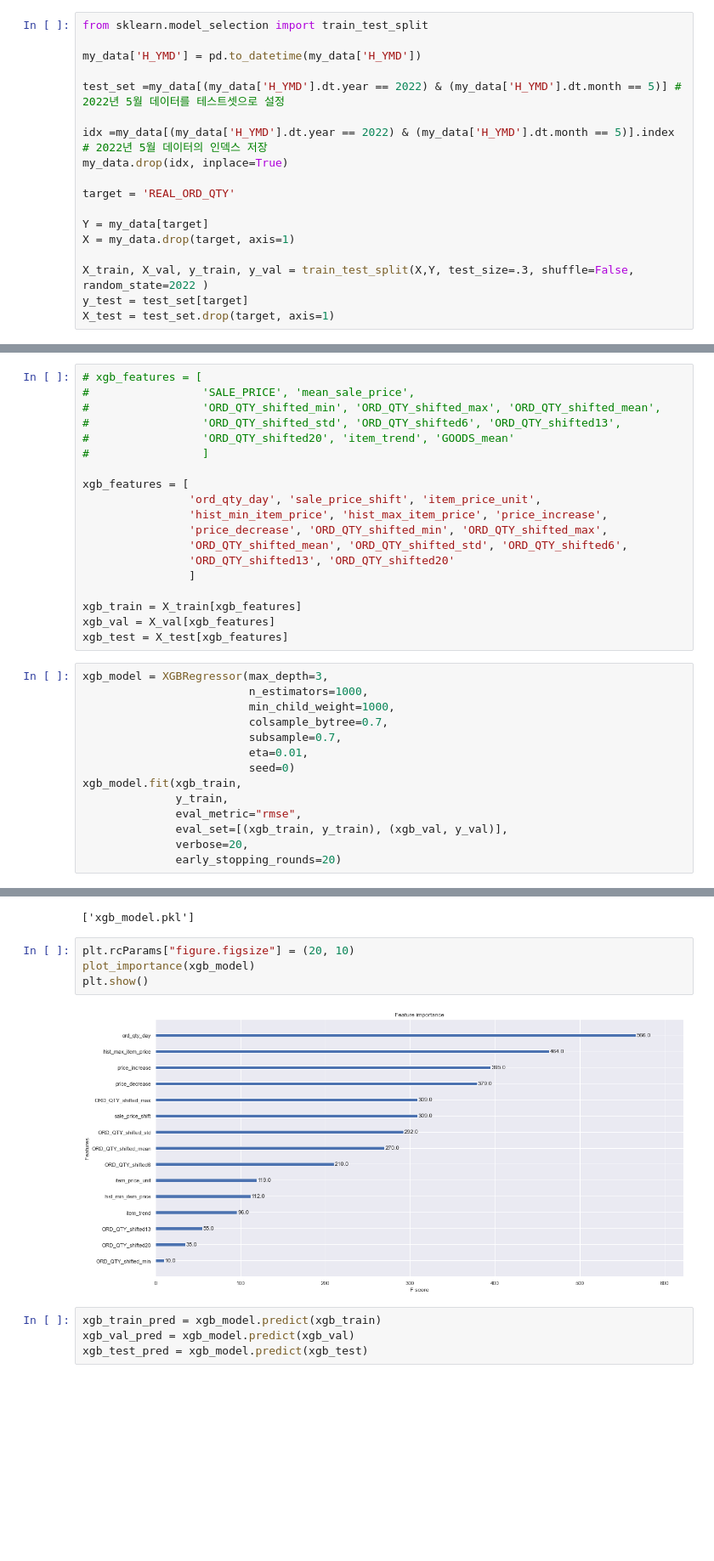
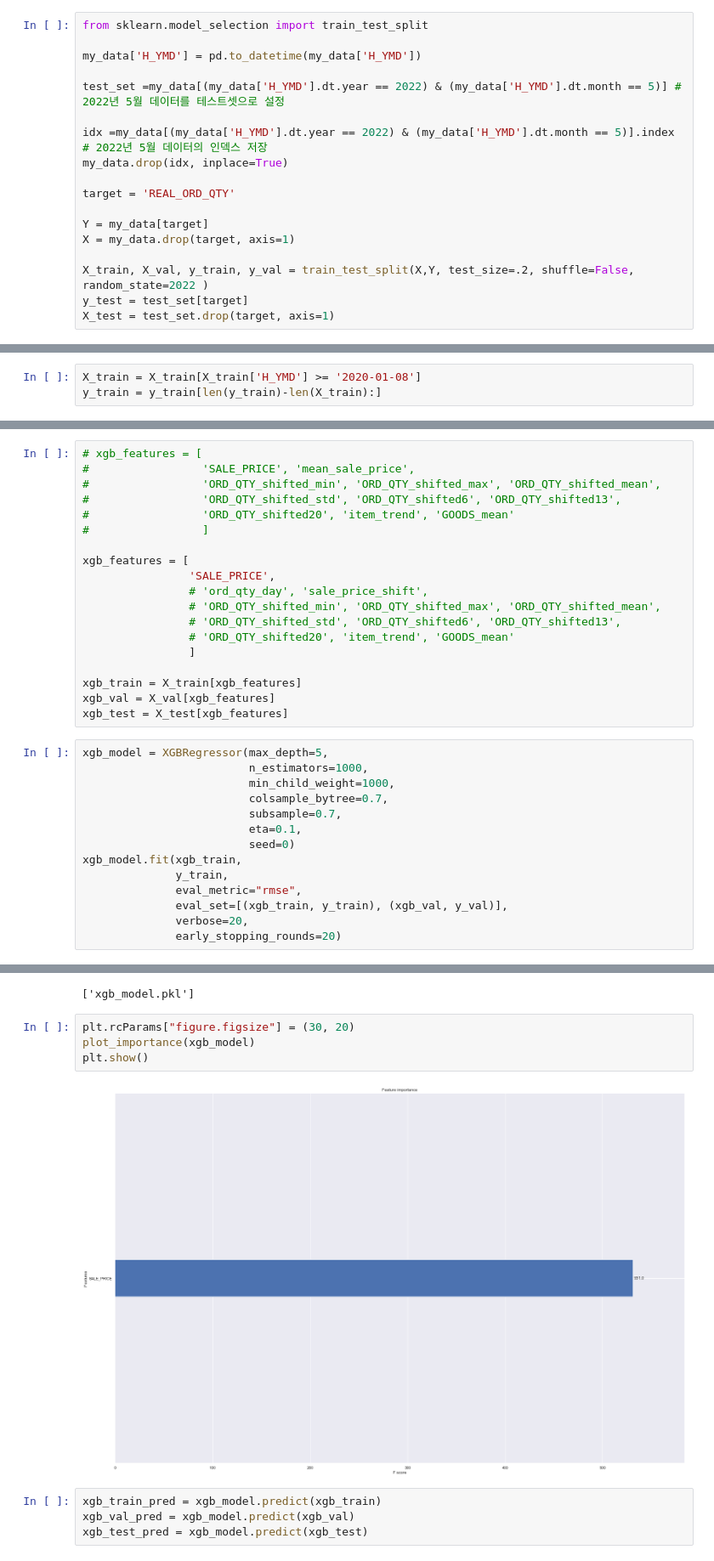
Before and after one commit to olsunghyun0416/Dongwon_Project, a Jupyter notebook: 더반찬_서비스구축/더반찬_캐글_파이프라인.ipynb, the cells around one changed output, grey strips where cells are left out. Shown: that part at 85% size. Saved outputs shown, nothing was run; the diff lists cells and outputs as text; blank space fills up the shorter version.

```diff
--- a/더반찬_서비스구축/더반찬_캐글_파이프라인.ipynb
+++ b/더반찬_서비스구축/더반찬_캐글_파이프라인.ipynb
@@ -346,7 +298,7 @@ target = 'REAL_ORD_QTY'
 Y = my_data[target]
 X = my_data.drop(target, axis=1)
 
-X_train, X_val, y_train, y_val = train_test_split(X,Y, test_size=.3, shuffle=False, random_state=2022 )
+X_train, X_val, y_train, y_val = train_test_split(X,Y, test_size=.2, shuffle=False, random_state=2022 )
 y_test = test_set[target]
 X_test = test_set.drop(target, axis=1)
 # %% [markdown]
@@ -355,3 +307,6 @@ X_test = test_set.drop(target, axis=1)
 X_train = DBC_PIPELINE(X_train)
 X_val = DBC_PIPELINE(X_val)
 X_test = DBC_PIPELINE(X_test)
+# %%
+X_train = X_train[X_train['H_YMD'] >= '2020-01-08']
+y_train = y_train[len(y_train)-len(X_train):]
@@ -376,23 +335,23 @@ Index(['H_YMD', 'O_YMD', 'GOODS_NO', 'SALE_PRICE', 'mean_sale_price',
 #                 ]
 
 xgb_features = [
-                'ord_qty_day', 'sale_price_shift', 'item_price_unit',
-                'hist_min_item_price', 'hist_max_item_price', 'price_increase',
-                'price_decrease', 'ORD_QTY_shifted_min', 'ORD_QTY_shifted_max',
-                'ORD_QTY_shifted_mean', 'ORD_QTY_shifted_std', 'ORD_QTY_shifted6',
-                'ORD_QTY_shifted13', 'ORD_QTY_shifted20'
+                'SALE_PRICE',
+                # 'ord_qty_day', 'sale_price_shift',
+                # 'ORD_QTY_shifted_min', 'ORD_QTY_shifted_max', 'ORD_QTY_shifted_mean',
+                # 'ORD_QTY_shifted_std', 'ORD_QTY_shifted6', 'ORD_QTY_shifted13',
+                # 'ORD_QTY_shifted20', 'item_trend', 'GOODS_mean'
                 ]
 
 xgb_train = X_train[xgb_features]
 xgb_val = X_val[xgb_features]
 xgb_test = X_test[xgb_features]
 # %%
-xgb_model = XGBRegressor(max_depth=3,
+xgb_model = XGBRegressor(max_depth=5,
                          n_estimators=1000,
                          min_child_weight=1000,
                          colsample_bytree=0.7,
                          subsample=0.7,
-                         eta=0.01,
+                         eta=0.1,
                          seed=0)
 xgb_model.fit(xgb_train,
               y_train,
@@ -435,11 +381,11 @@ joblib.dump(xgb_model, 'xgb_model.pkl')
 # %% [output]
 ['xgb_model.pkl']
 # %%
-plt.rcParams["figure.figsize"] = (20, 10)
+plt.rcParams["figure.figsize"] = (30, 20)
 plot_importance(xgb_model)
 plt.show()
 # %% [output]
-[figure, old version]
+[figure, new version]
 # %%
 xgb_train_pred = xgb_model.predict(xgb_train)
 xgb_val_pred = xgb_model.predict(xgb_val)
```
Also changed, not shown: parts of 24 cells of this notebook, 6 other files.
